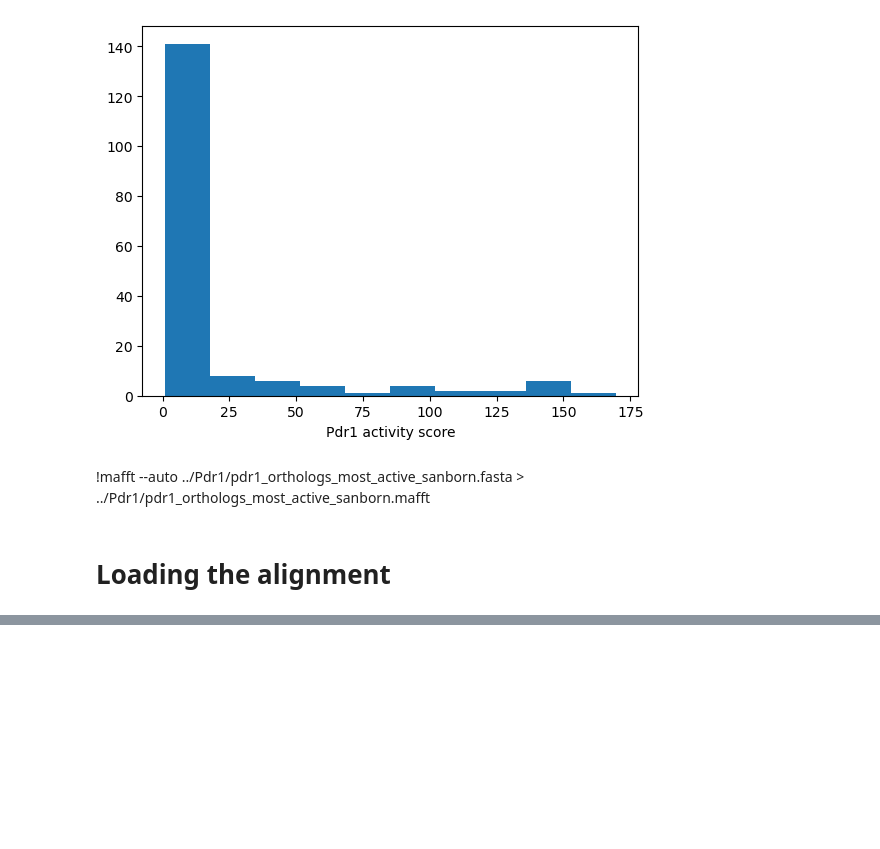
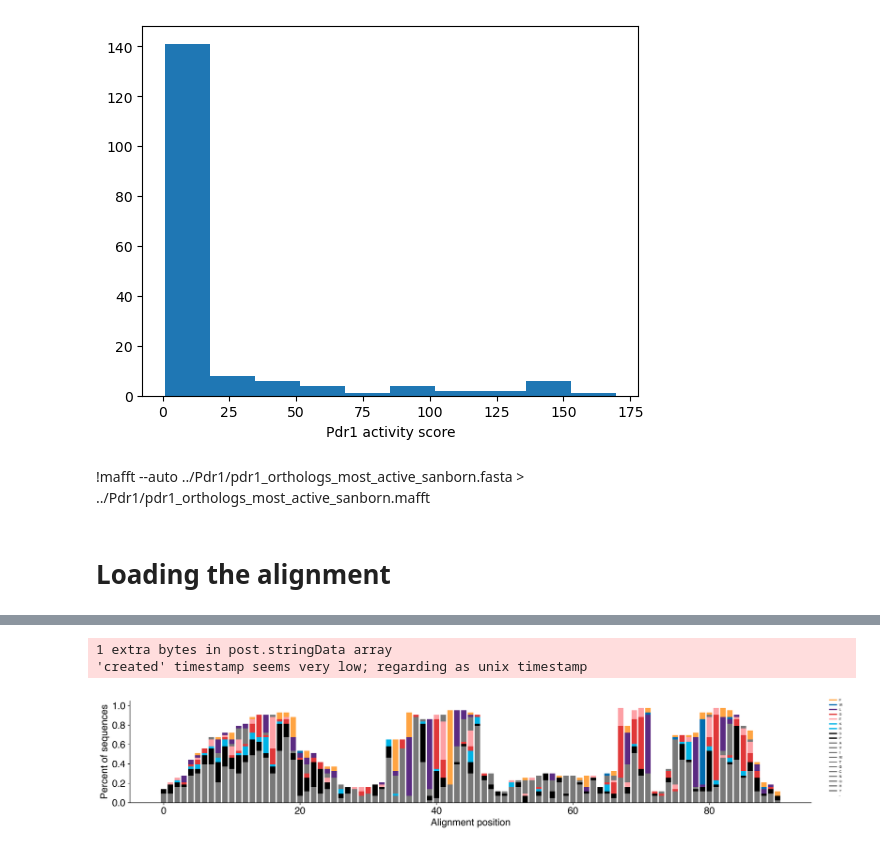
Before and after one commit to staller-lab/Gcn4-evolution, a Jupyter notebook: Pdr1_search_analysis.ipynb, the cells around one changed output, grey strips where cells are left out. Drawn from its saved outputs; the diff is of its cells as text; code cells hidden in the pictures; blank space fills up the shorter version.

```diff
--- a/Pdr1_search_analysis.ipynb
+++ b/Pdr1_search_analysis.ipynb
@@ -151,0 +159,6 @@ make_alignment_conservation_plot("../Pdr1/pdr1_orthologs_most_active_sanborn.maf
+# %%
+make_alignment_conservation_plot("../data/other_TF_data/Pdr1/data/pdr1_orthologs_most_active_sanborn.mafft", "../figures/Pdr1_ADregions_orthogroups_alignment_conservation_plot_no_gaps.pdf", remove_gaps=True)
+# %% [output]
+1 extra bytes in post.stringData array
+'created' timestamp seems very low; regarding as unix timestamp
+[figure, added]
```
Also changed, not shown: parts of 7 cells of this notebook, 10 other files.
